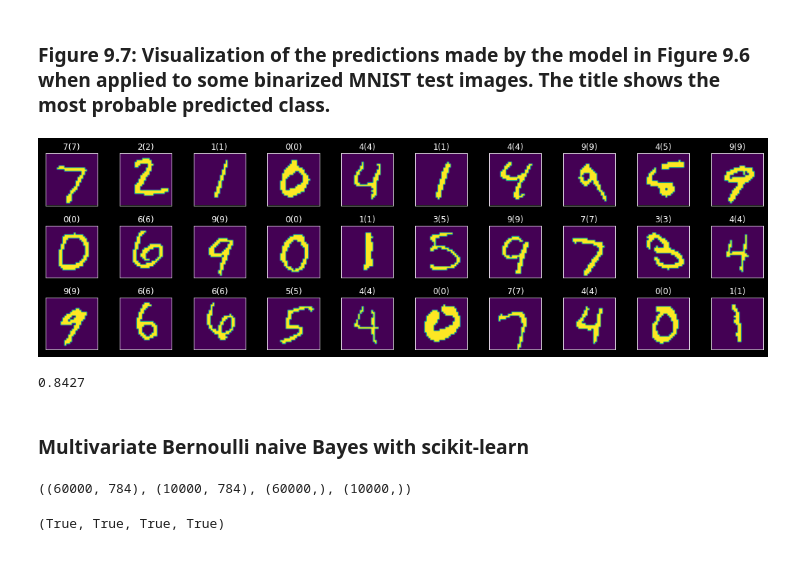
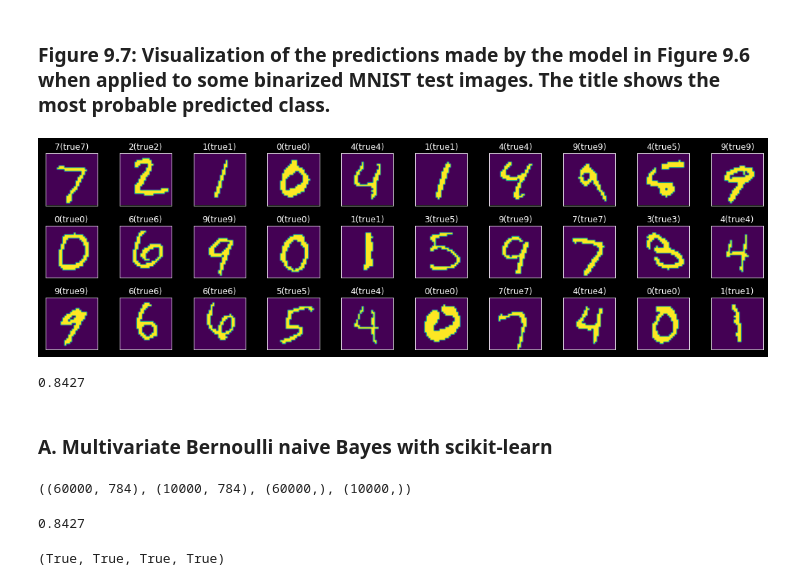
Before and after one commit to chofchof/probml, a Jupyter notebook: notebooks/book1/09/naive_bayes_mnist.ipynb, the cells around one changed output. Saved outputs shown, nothing was run; the diff lists cells and outputs as text; code cells hidden in the pictures.

Commit message:
Update naive Bayes

```diff
--- a/notebooks/book1/09/naive_bayes_mnist.ipynb
+++ b/notebooks/book1/09/naive_bayes_mnist.ipynb
@@ -84,23 +84,23 @@ show_images(theta_dc, 1, 10);
 # %%
 def predict(X, pi_c, theta_dc):
     log_pi_c = np.log(pi_c)
     log_theta_dc = np.log(theta_dc)
     log_theta_dc_neg = np.log(1 - theta_dc)
 
     def bayes_pred_stable(x):
         # x = x.unsqueeze(0)  # (28, 28) -> (1, 28, 28)
         x = np.expand_dims(x, 0)  # (28, 28) -> (1, 28, 28)
         log_p_x = log_theta_dc * x + log_theta_dc_neg * (1 - x)  # select the 0 and 1 pixels
         log_p_x = log_p_x.reshape(10, -1).sum(axis=1)  # log p(x|theta_dc)
         return log_pi_c + log_p_x
 
     return np.array([np.argmax(bayes_pred_stable(x)) for x in X])
 
 X1, y1 = X_test[:30], y_test[:30]
 preds = predict(X1, pi_c, theta_dc)
-show_images(X1, 3, 10, titles=[f"{d}({y})" for d, y in zip(preds, y1)]);
+show_images(X1, 3, 10, titles=[f"{d}(true{y})" for d, y in zip(preds, y1)]);
 # %% [output]
-[figure, old version]
+[figure, new version]
 # %%
 # Mean accuracy of the test set
 preds = predict(X_test, pi_c, theta_dc)
@@ -108,7 +108,7 @@ np.count_nonzero(preds == y_test) / len(y_test)
 # %% [output]
 0.8427
 # %% [markdown]
-### Multivariate Bernoulli naive Bayes with scikit-learn
+### A. Multivariate Bernoulli naive Bayes with scikit-learn
 # %%
 # Use original MNIST
 from sklearn.model_selection import train_test_split
@@ -119,7 +119,10 @@ X_train.shape, X_test.shape, y_train.shape, y_test.shape
 # %%
 from sklearn.naive_bayes import BernoulliNB
 clf = BernoulliNB(alpha=1.0, binarize=0.5)
-clf.fit(X_train, y_train);
+clf.fit(X_train, y_train)
+clf.score(X_test, y_test)
+# %% [output]
+0.8427
 # %%
 # class_count_: Number of samples encountered for each class during fitting.
 # class_log_prior_: Log probability of each class
```
Also changed, not shown: parts of 19 cells of this notebook, 1 other file.
